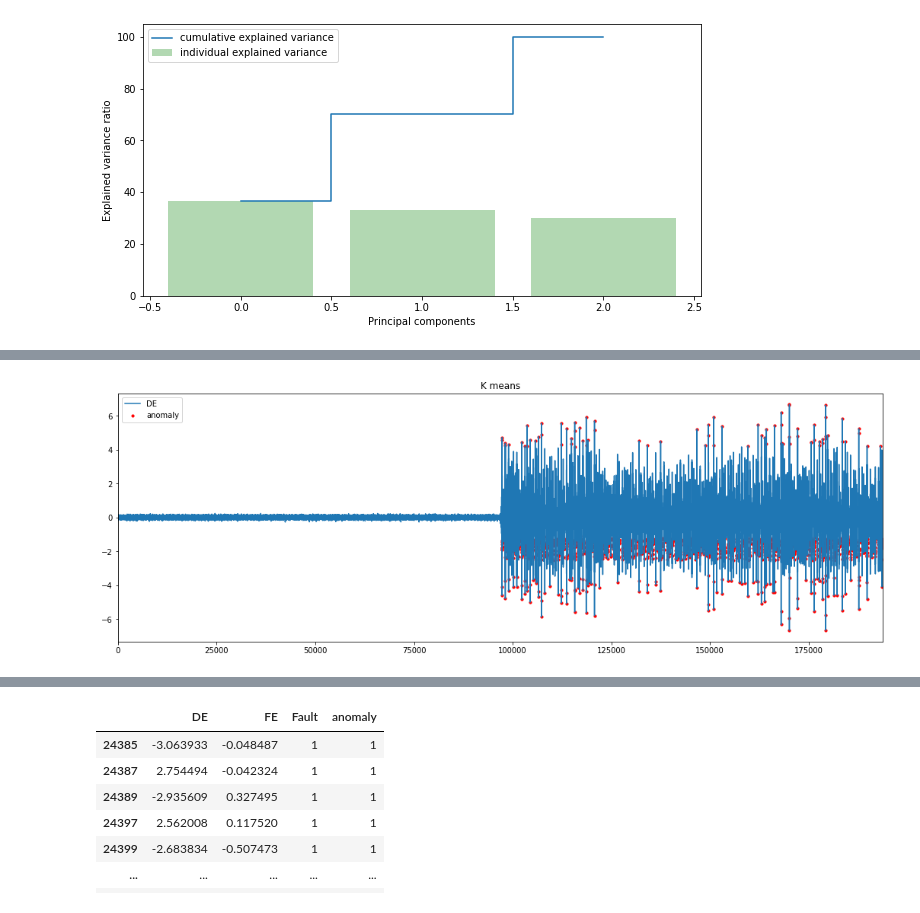
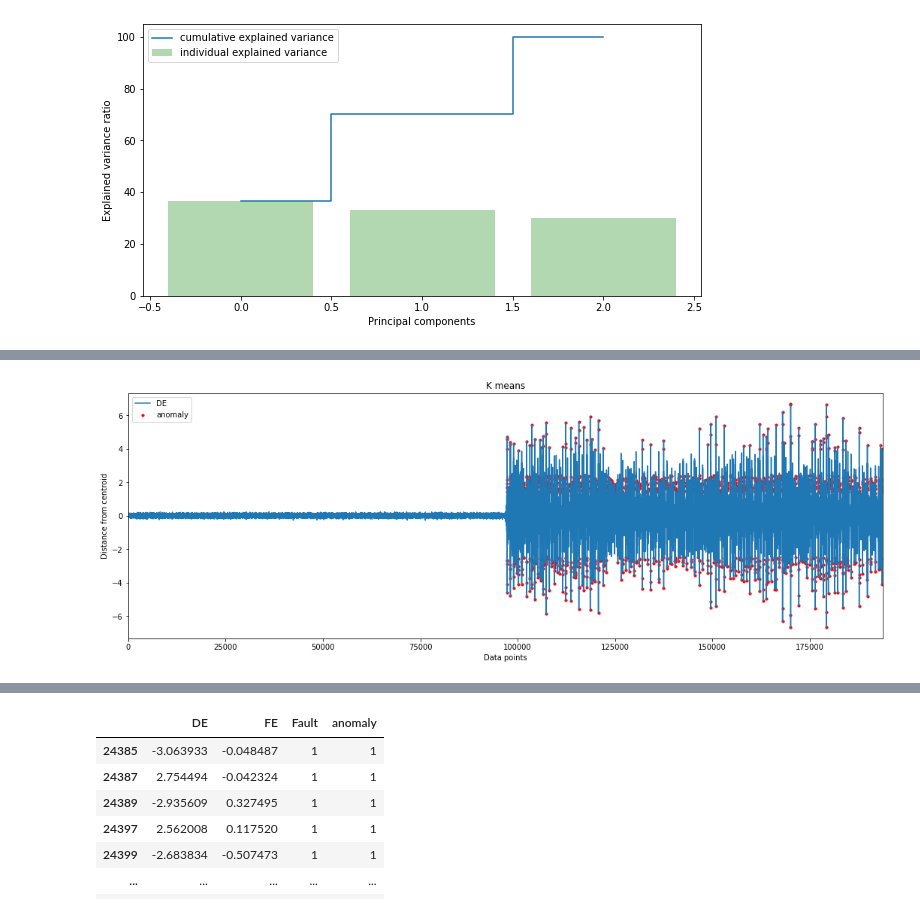
Before and after one commit to lestercardoz11/fault-detection-for-predictive-maintenance-in-industry-4.0, a Jupyter notebook: 5. Kmeans/Kmeans (OR - 0.021).ipynb, the cells around one changed output, grey strips where cells are left out. Cells and saved outputs as stored; diff of their text form; code cells hidden in the pictures.

```diff
--- a/5. Kmeans/Kmeans (OR - 0.021).ipynb
+++ b/5. Kmeans/Kmeans (OR - 0.021).ipynb
@@ -141,16 +141,18 @@ plt.show();
 # %%
 train_anomalies = train[train['anomaly'] == 1]
 
 f, (ax1) = plt.subplots(figsize=(18, 6))
 ax1.scatter(train_anomalies.index, train_anomalies.DE, label='anomaly', color='red', s=10)
 ax1.plot(train.index, train.DE, label='DE');
 plt.xlim((0,len(train.index)))
 
 plt.title('K means')
+plt.xlabel('Data points')
+plt.ylabel('Distance from centroid')
 plt.legend();
 plt.show();
 # %% [output]
-[figure, old version]
+[figure, new version]
 # %%
 train_anomalies
 # %% [output]
```
Also changed, not shown: parts of 5 cells of this notebook, 3 other files.
